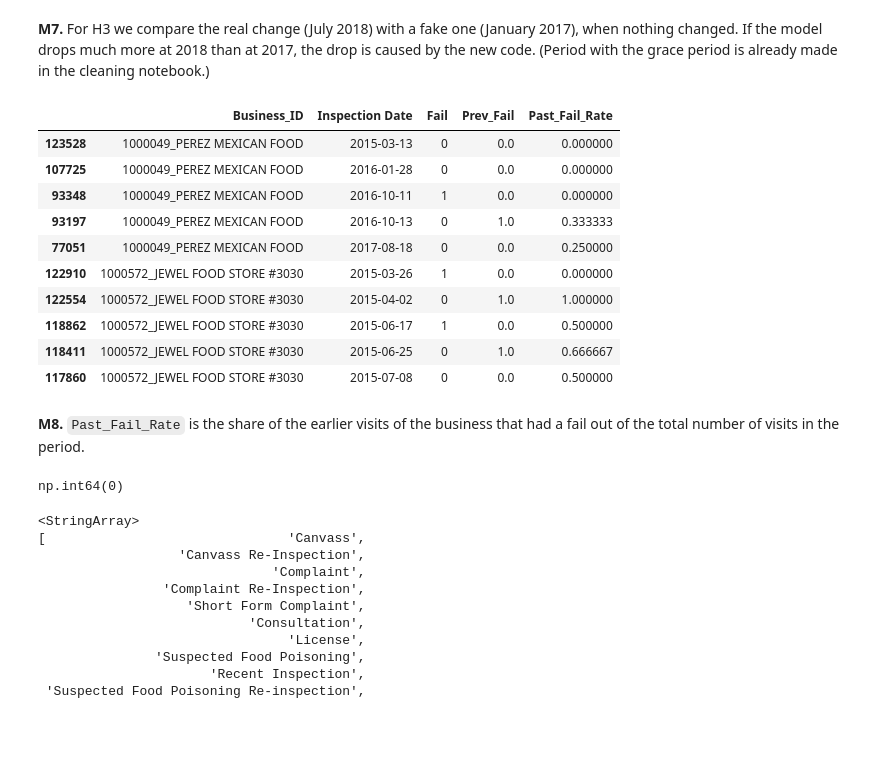
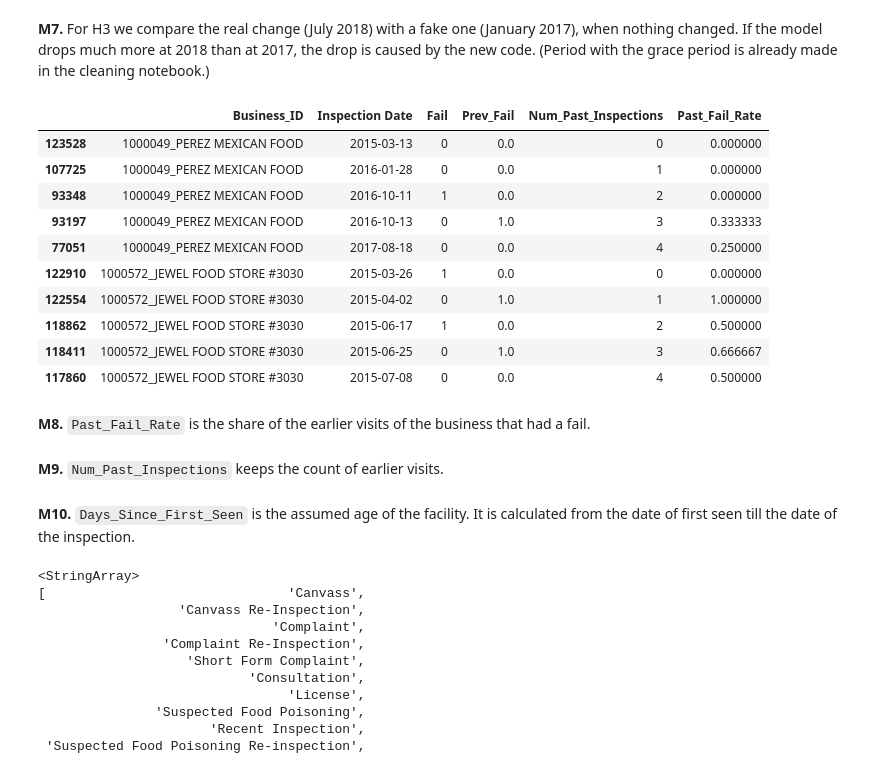
Before and after one commit to maram-06/DataScience, a Jupyter notebook: Task2_Maram_History.ipynb, the cells around one changed output. Drawn from its saved outputs; the diff is of its cells as text; code cells hidden in the pictures; blank space fills up the shorter version.

Commit message:
Num_Past_Inspections, Days_Since_First_Seen and some changes on Task2_Maram_History

```diff
--- a/Task2_Maram_History.ipynb
+++ b/Task2_Maram_History.ipynb
@@ -9,6 +9,7 @@ We only need pandas here.
 # %%
 df = pd.read_csv('food_clean.csv')
 df['Inspection Date'] = pd.to_datetime(df['Inspection Date'])
+df['First_Seen_Date'] = pd.to_datetime(df['First_Seen_Date'])
 print(df.shape)
 # %% [output]
 (126787, 22)
@@ -203,25 +204,24 @@ Name: count, dtype: int64
 # %% [markdown]
 **M7.** For H3 we compare the real change (July 2018) with a fake one (January 2017), when nothing changed. If the model drops much more at 2018 than at 2017, the drop is caused by the new code. (Period with the grace period is already made in the cleaning notebook.)
 # %%
-#M8. Past_Fail_Rate
+# M8: Past_Fail_Rate, M9: Num_Past_Inspections
 num_past = df.groupby('Business_ID').cumcount()
 df['Past_Fail_Rate'] = ((df.groupby('Business_ID')['Fail'].cumsum() - df['Fail']) / num_past).fillna(0)
-df[['Business_ID', 'Inspection Date', 'Fail', 'Prev_Fail', 'Past_Fail_Rate']].head(10)
+df['Num_Past_Inspections'] = num_past
+df[['Business_ID', 'Inspection Date', 'Fail', 'Prev_Fail', 'Num_Past_Inspections', 'Past_Fail_Rate']].head(10)
 # %% [output]
-|  | Business_ID | Inspection Date | Fail | Prev_Fail | Past_Fail_Rate |
-| 123528 | 1000049_PEREZ MEXICAN FOOD | 2015-03-13 | 0 | 0.0 | 0.000000 |
-| 107725 | 1000049_PEREZ MEXICAN FOOD | 2016-01-28 | 0 | 0.0 | 0.000000 |
-| 93348 | 1000049_PEREZ MEXICAN FOOD | 2016-10-11 | 1 | 0.0 | 0.000000 |
-| 93197 | 1000049_PEREZ MEXICAN FOOD | 2016-10-13 | 0 | 1.0 | 0.333333 |
-| 77051 | 1000049_PEREZ MEXICAN FOOD | 2017-08-18 | 0 | 0.0 | 0.250000 |
-| 122910 | 1000572_JEWEL FOOD STORE #3030 | 2015-03-26 | 1 | 0.0 | 0.000000 |
-| 122554 | 1000572_JEWEL FOOD STORE #3030 | 2015-04-02 | 0 | 1.0 | 1.000000 |
-| 118862 | 1000572_JEWEL FOOD STORE #3030 | 2015-06-17 | 1 | 0.0 | 0.500000 |
-| 118411 | 1000572_JEWEL FOOD STORE #3030 | 2015-06-25 | 0 | 1.0 | 0.666667 |
-| 117860 | 1000572_JEWEL FOOD STORE #3030 | 2015-07-08 | 0 | 0.0 | 0.500000 |
+|  | Business_ID | Inspection Date | Fail | Prev_Fail | Num_Past_Inspections | Past_Fail_Rate |
+| 123528 | 1000049_PEREZ MEXICAN FOOD | 2015-03-13 | 0 | 0.0 | 0 | 0.000000 |
+| 107725 | 1000049_PEREZ MEXICAN FOOD | 2016-01-28 | 0 | 0.0 | 1 | 0.000000 |
+| 93348 | 1000049_PEREZ MEXICAN FOOD | 2016-10-11 | 1 | 0.0 | 2 | 0.000000 |
+| 93197 | 1000049_PEREZ MEXICAN FOOD | 2016-10-13 | 0 | 1.0 | 3 | 0.333333 |
+| 77051 | 1000049_PEREZ MEXICAN FOOD | 2017-08-18 | 0 | 0.0 | 4 | 0.250000 |
+| 122910 | 1000572_JEWEL FOOD STORE #3030 | 2015-03-26 | 1 | 0.0 | 0 | 0.000000 |
+| 122554 | 1000572_JEWEL FOOD STORE #3030 | 2015-04-02 | 0 | 1.0 | 1 | 1.000000 |
+| 118862 | 1000572_JEWEL FOOD STORE #3030 | 2015-06-17 | 1 | 0.0 | 2 | 0.500000 |
+| 118411 | 1000572_JEWEL FOOD STORE #3030 | 2015-06-25 | 0 | 1.0 | 3 | 0.666667 |
+| 117860 | 1000572_JEWEL FOOD STORE #3030 | 2015-07-08 | 0 | 0.0 | 4 | 0.500000 |
 # %% [markdown]
-**M8.** `Past_Fail_Rate` is the share of the earlier visits of the business that had a fail out of the total number of visits in the period.
+**M8.** `Past_Fail_Rate` is the share of the earlier visits of the business that had a fail.
-# %%
-df['Inspection Type'].isna().sum()
-# %% [output]
-np.int64(0)
+# %% [markdown]
+**M9.** `Num_Past_Inspections` keeps the count of earlier visits.
@@ -228,3 +231,5 @@ np.int64(0)
+# %% [markdown]
+**M10.** `Days_Since_First_Seen` is the assumed age of the facility. It is calculated from the date of first seen till the date of the inspection.
 # %%
 df['Inspection Type'].unique()
 # %% [output]
```
Also changed, not shown: parts of 10 cells of this notebook.
